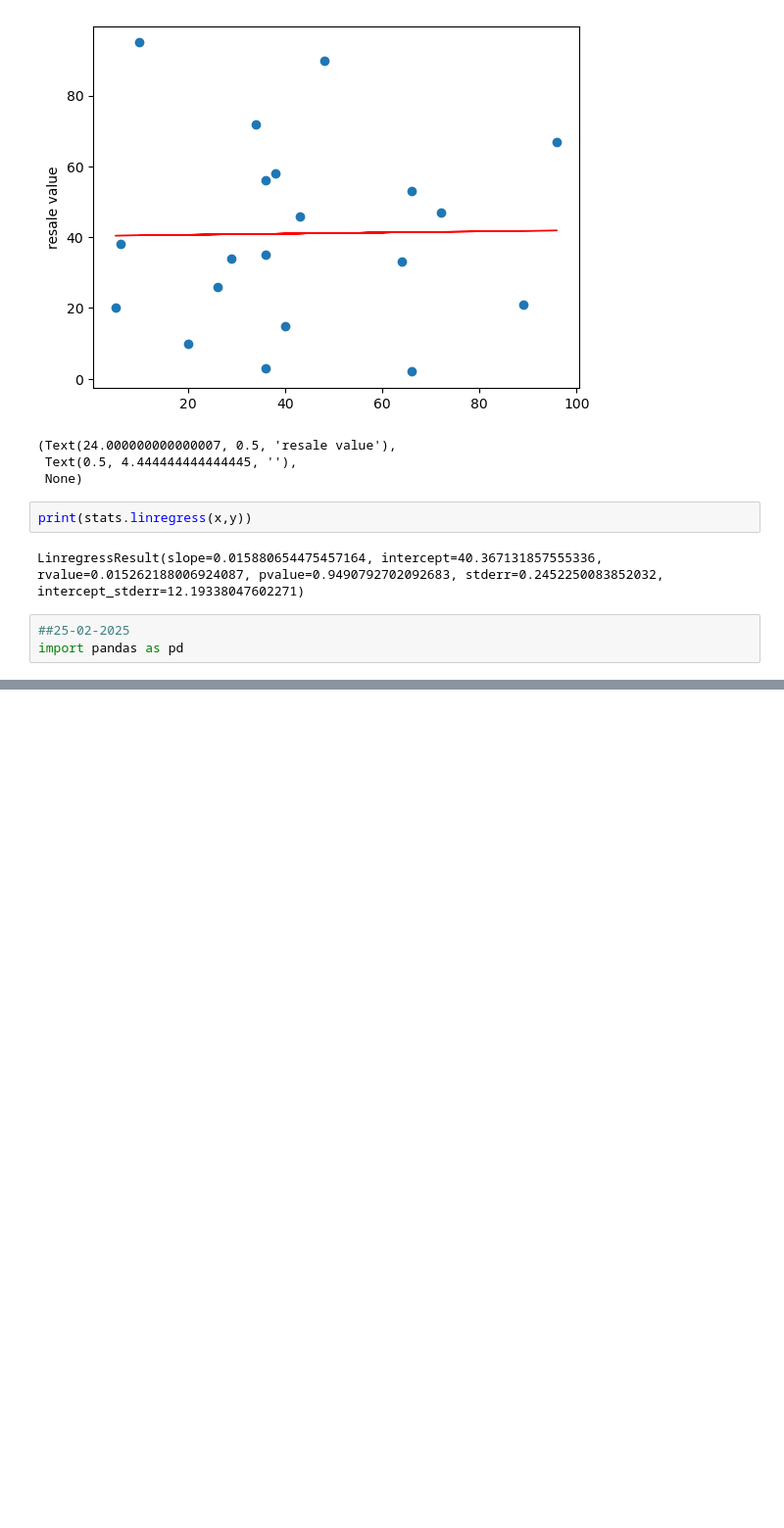
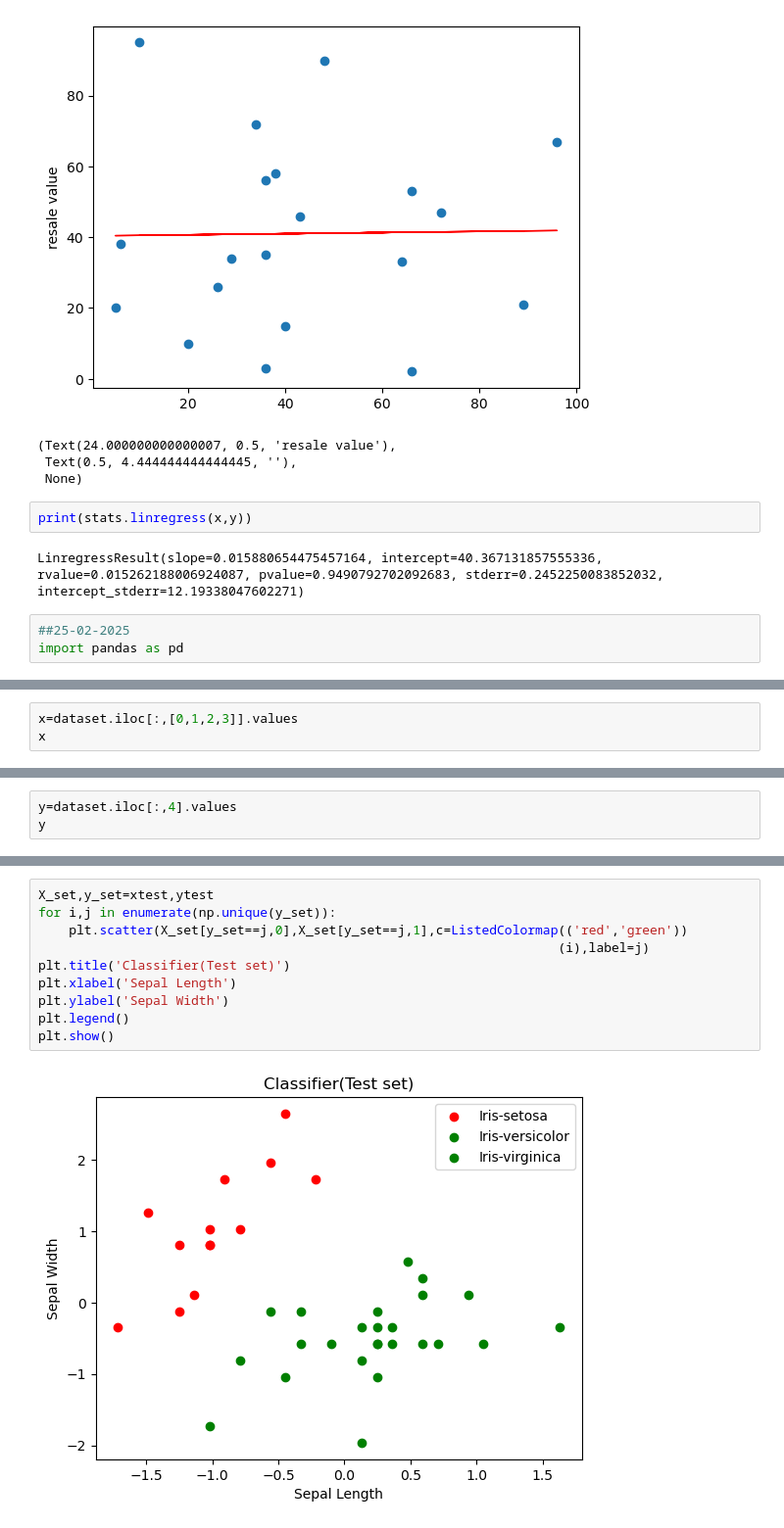
Before and after one commit to Sreekar2610/Machine-learning, a Jupyter notebook: 7098.ipynb, the cells around one changed output, grey strips where cells are left out. Shown: that part at 98% size. Drawn from its saved outputs; the diff is of its cells as text; blank space fills up the shorter version.

```diff
--- a/7098.ipynb
+++ b/7098.ipynb
@@ -225,0 +288,3 @@ array([[2.83459374e-05, 9.99971654e-01],
+# %%
+x=dataset.iloc[:,[0,1,2,3]].values
+x
@@ -225,0 +309,3 @@ array([[2.83459374e-05, 9.99971654e-01],
+# %%
+y=dataset.iloc[:,4].values
+y
@@ -225,0 +392,12 @@ array([[2.83459374e-05, 9.99971654e-01],
+# %%
+X_set,y_set=xtest,ytest
+for i,j in enumerate(np.unique(y_set)):
+    plt.scatter(X_set[y_set==j,0],X_set[y_set==j,1],c=ListedColormap(('red','green'))
+                                                                    (i),label=j)
+plt.title('Classifier(Test set)')
+plt.xlabel('Sepal Length')
+plt.ylabel('Sepal Width')
+plt.legend()
+plt.show()
+# %% [output]
+[figure, added]
```
Also changed, not shown: parts of 56 cells of this notebook.
